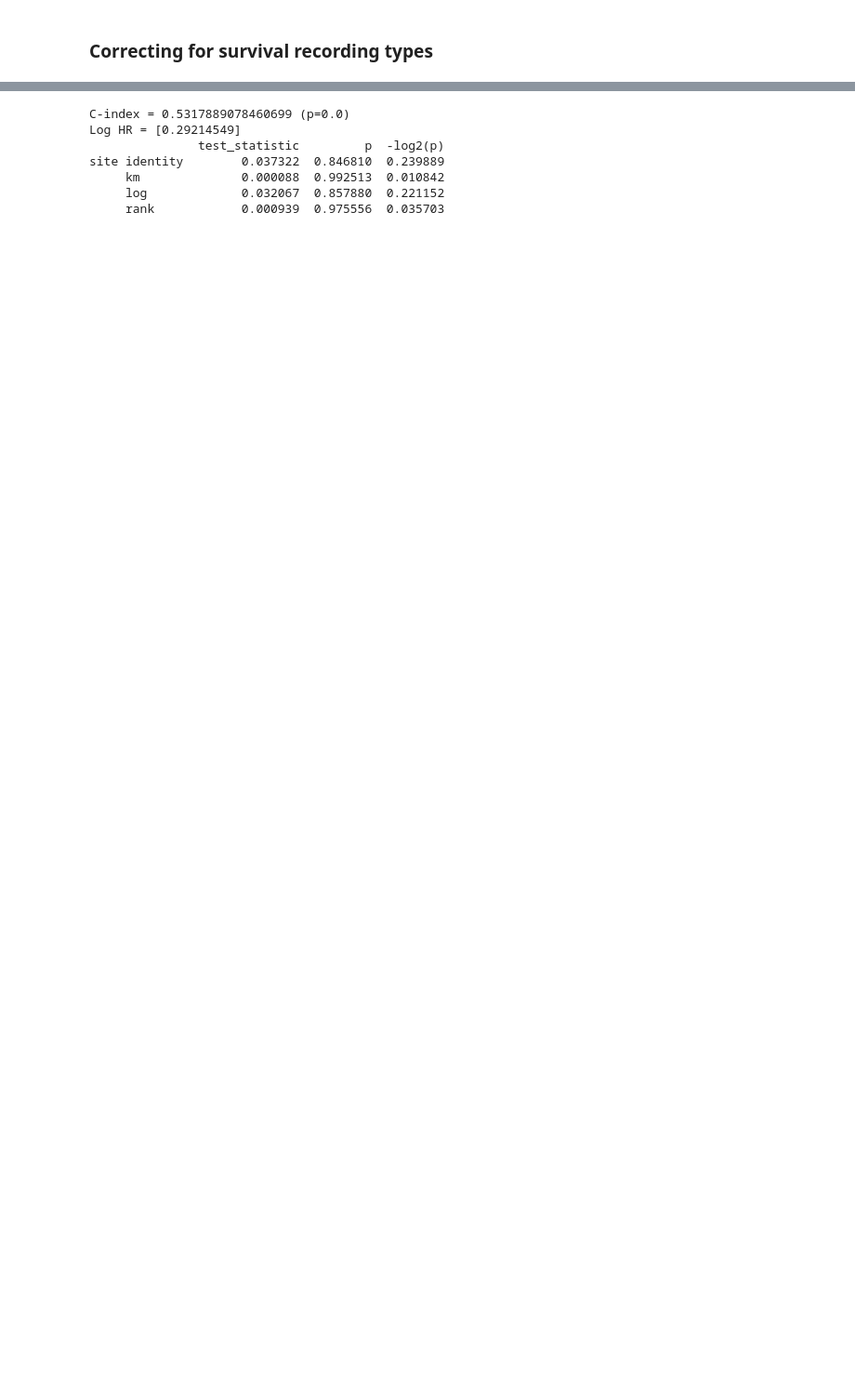
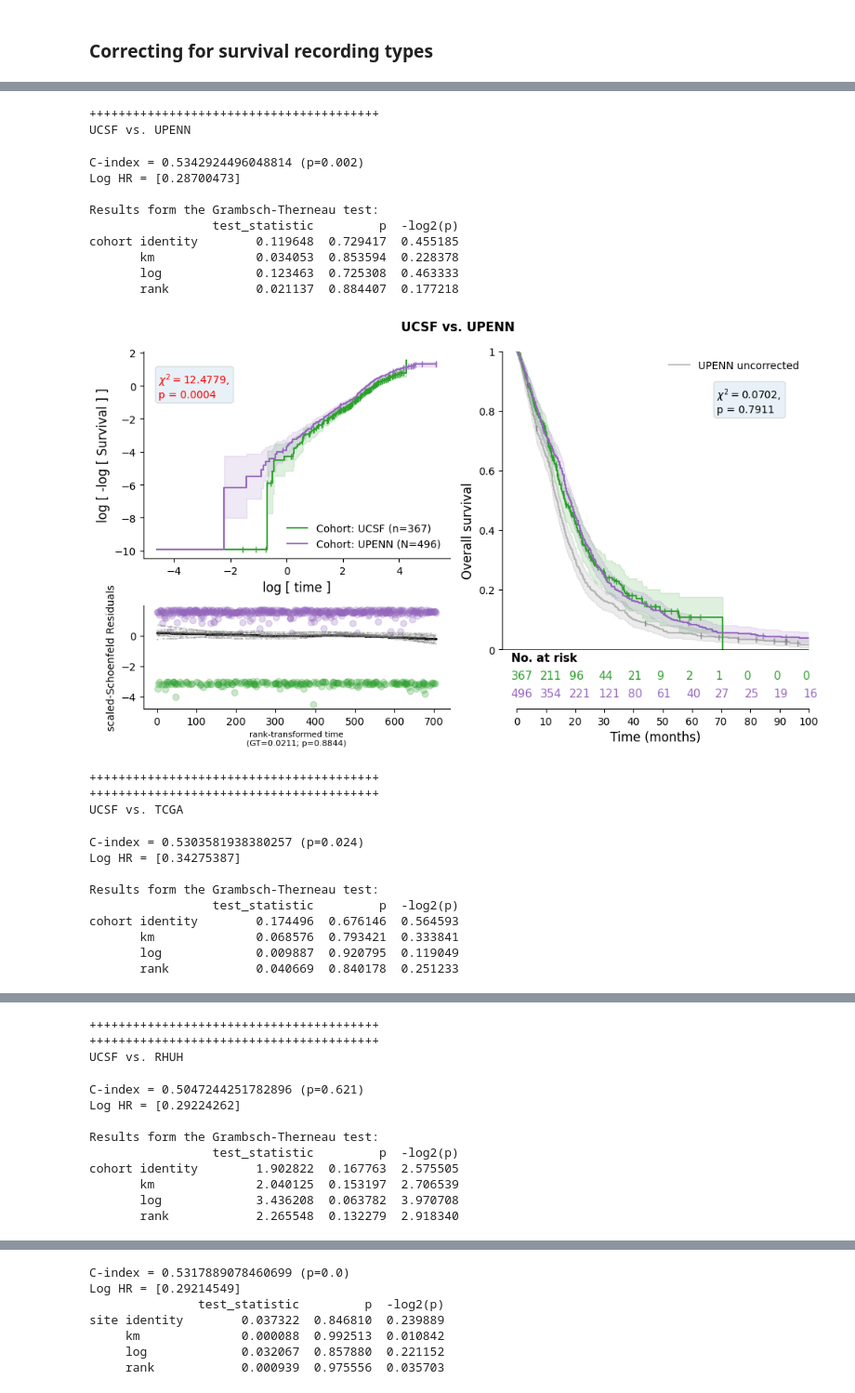
Before and after one commit to JoanSano/NormWM_4_Glioblastoma, a Jupyter notebook: createDatabase.ipynb, the cells around one changed output, grey strips where cells are left out. Shown at 93% size. Drawn from its saved outputs; the diff is of its cells as text; code cells hidden in the pictures; blank space fills up the shorter version.

```diff
--- a/createDatabase.ipynb
+++ b/createDatabase.ipynb
@@ -515,4 +633,0 @@ Cohorts TCGA and RHUH: chi-squared of 0.0393 with p-value of 0.8428 (two-sided l
-# %%
-months = range(0,110,10)
-eps_ = 0.01
-n_perms = 1000
@@ -1431,0 +794,42 @@ cohort identity        1.421279  0.233193  2.100404
+# %%
+import itertools
+
+for i,j in itertools.combinations(cohort_ids, 2):
+    inspect_survival_diffs_in_paired_cohorts(
+        full_data=hcpex,
+        cohorts=[i,j],
+        RESULTS=RESULTS,
+        name_cohort=name_cohort,
+        duration_col="OS (days)",
+        status_col="status",
+        daysXmonth=daysXmonth,
+        months=range(0,110,10),
+        n_perms=1000,
+        eps_=0.01,
+        show_plot=True
+    )
+# %% [output]
+++++++++++++++++++++++++++++++++++++++++
+UCSF vs. UPENN
+C-index = 0.5342924496048814 (p=0.002)
+Log HR = [0.28700473]
+
+Results form the Grambsch-Therneau test:
+                 test_statistic         p  -log2(p)
+cohort identity        0.119648  0.729417  0.455185
+       km              0.034053  0.853594  0.228378
+       log             0.123463  0.725308  0.463333
+       rank            0.021137  0.884407  0.177218
+[figure, added]
+++++++++++++++++++++++++++++++++++++++++
+++++++++++++++++++++++++++++++++++++++++
+UCSF vs. TCGA
+C-index = 0.5303581938380257 (p=0.024)
+Log HR = [0.34275387]
+
+Results form the Grambsch-Therneau test:
+                 test_statistic         p  -log2(p)
+cohort identity        0.174496  0.676146  0.564593
+       km              0.068576  0.793421  0.333841
+       log             0.009887  0.920795  0.119049
+       rank            0.040669  0.840178  0.251233
@@ -1431,0 +837,12 @@ cohort identity        1.421279  0.233193  2.100404
+++++++++++++++++++++++++++++++++++++++++
+++++++++++++++++++++++++++++++++++++++++
+UCSF vs. RHUH
+C-index = 0.5047244251782896 (p=0.621)
+Log HR = [0.29224262]
+
+Results form the Grambsch-Therneau test:
+                 test_statistic         p  -log2(p)
+cohort identity        1.902822  0.167763  2.575505
+       km              2.040125  0.153197  2.706539
+       log             3.436208  0.063782  3.970708
+       rank            2.265548  0.132279  2.918340
```
Also changed, not shown: parts of 21 cells of this notebook.
